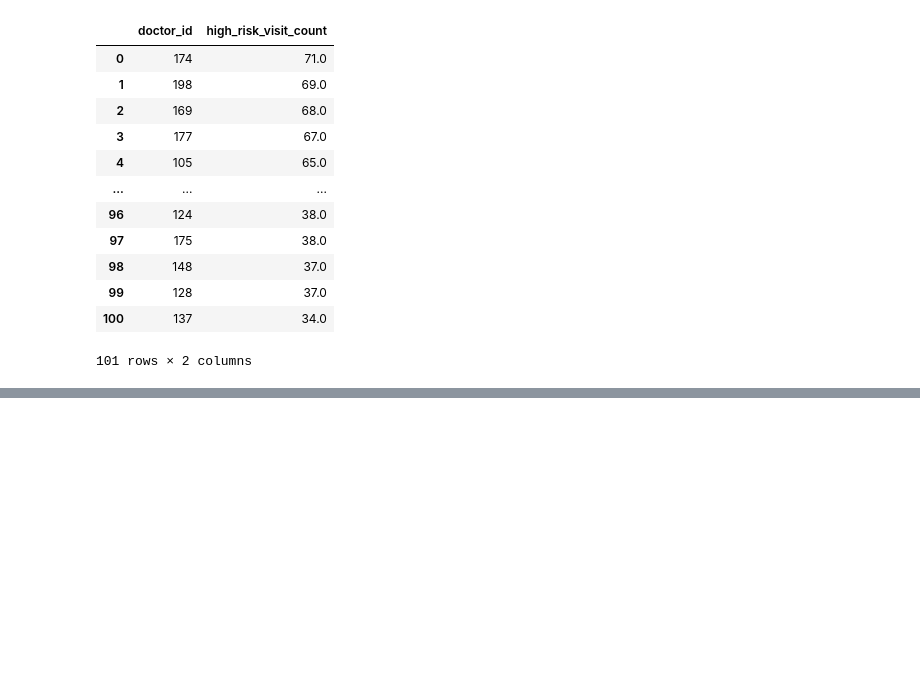
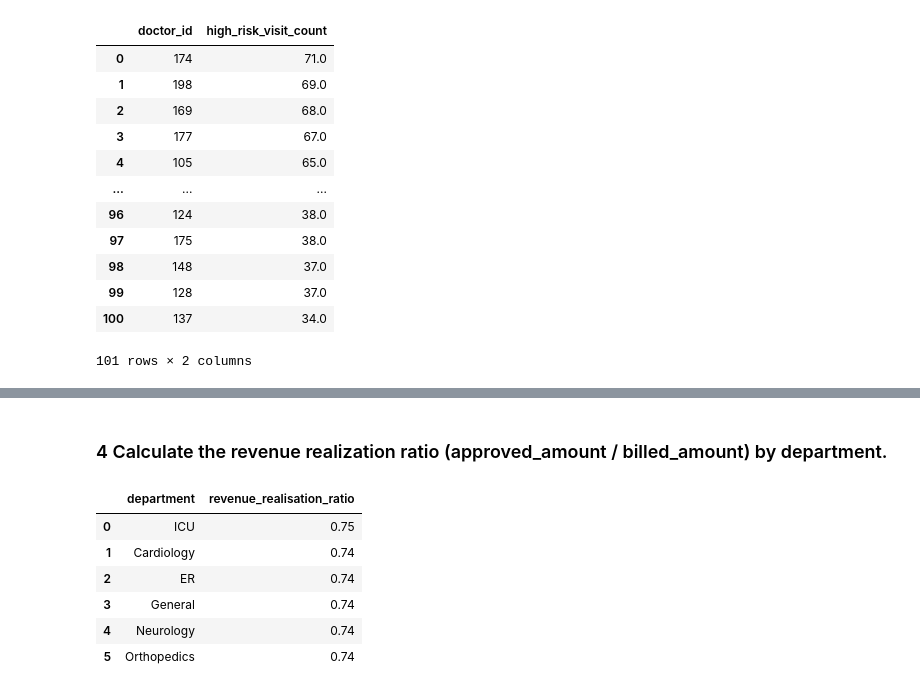
Before and after one commit to NF-laidback/capstone_healthcare_analytics, a Jupyter notebook: notebooks/SQL Queries/Operational_Analysis.ipynb, the cells around one changed output, grey strips where cells are left out. Saved outputs shown, nothing was run; the diff lists cells and outputs as text; code cells hidden in the pictures; blank space fills up the shorter version.

```diff
--- a/notebooks/SQL Queries/Operational_Analysis.ipynb
+++ b/notebooks/SQL Queries/Operational_Analysis.ipynb
@@ -135,0 +224,25 @@ df_doctor_high_risk
+# %% [markdown]
+### 4 Calculate the revenue realization ratio (approved_amount / billed_amount) by department.
+# %%
+create_view_query_revenue_realisation = """
+CREATE OR REPLACE VIEW vw_financial_department_revenue_realisation_ratio AS
+SELECT department,
+ROUND(SUM(approved_amount)/SUM(billed_amount), 2) as revenue_realisation_ratio
+FROM visits as t1 JOIN billing as t2
+ON t1.visit_id = t2.visit_id
+GROUP BY t1.department
+ORDER BY revenue_realisation_ratio DESC;
+"""
+
+execute_ddl(create_view_query_revenue_realisation)
+
+df_revenue_realisation = run_query("SELECT * FROM vw_financial_department_revenue_realisation_ratio;")
+df_revenue_realisation
+# %% [output]
+|  | department | revenue_realisation_ratio |
+| 0 | ICU | 0.75 |
+| 1 | Cardiology | 0.74 |
+| 2 | ER | 0.74 |
+| 3 | General | 0.74 |
+| 4 | Neurology | 0.74 |
+| 5 | Orthopedics | 0.74 |
```
Also changed, not shown: parts of 20 cells of this notebook, 1 other file.
